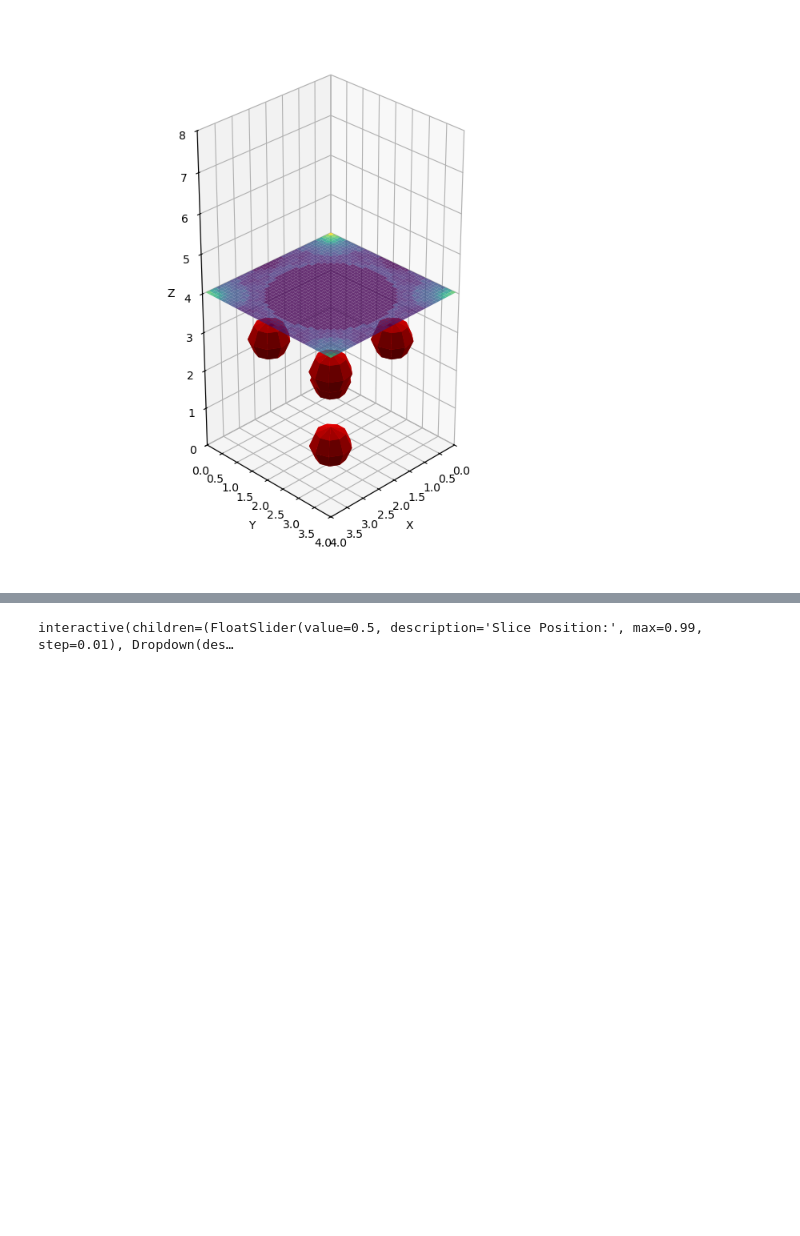
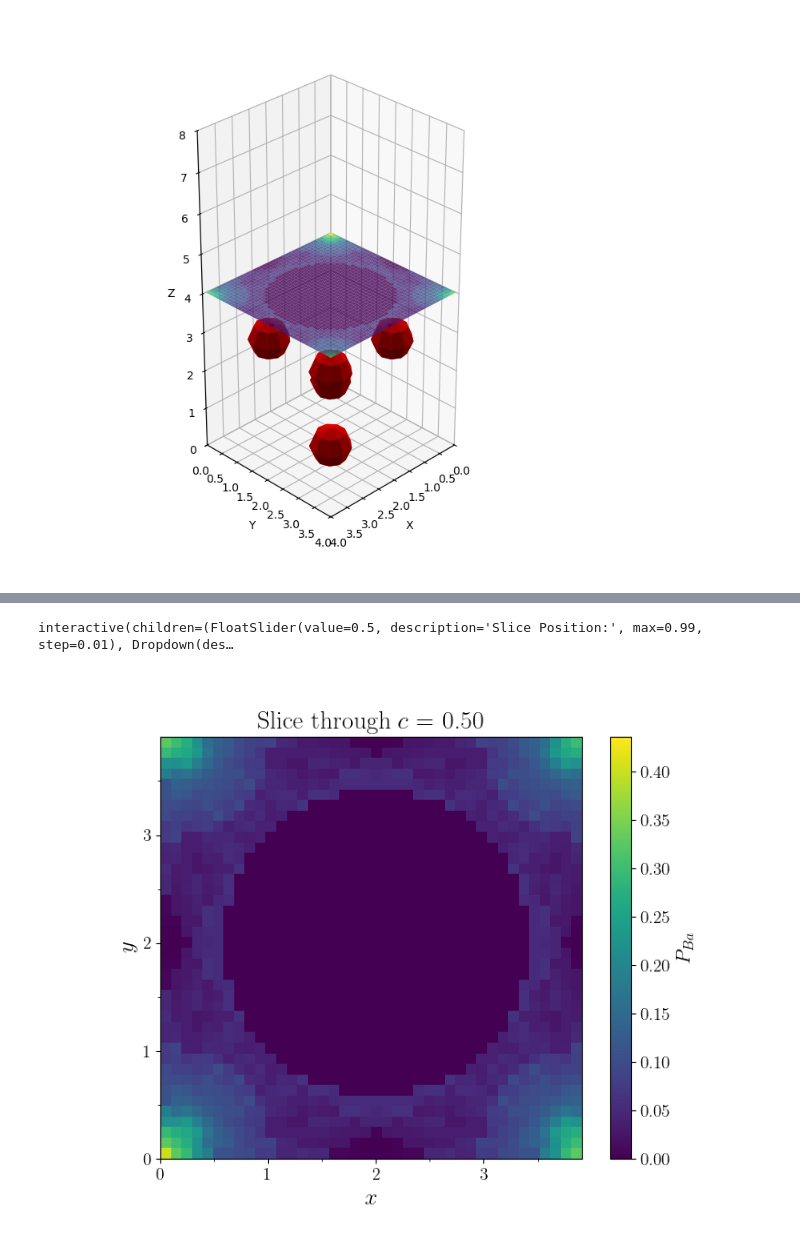
Before and after one commit to ExeQuantCode/RAFFLE, a Jupyter notebook: tools/heatmap_2Dcut.ipynb, the cells around one changed output, grey strips where cells are left out. Saved outputs shown, nothing was run; the diff lists cells and outputs as text; code cells hidden in the pictures; blank space fills up the shorter version.

Commit message:
Add printing option

```diff
--- a/tools/heatmap_2Dcut.ipynb
+++ b/tools/heatmap_2Dcut.ipynb
@@ -13,3 +15,11 @@ from ipywidgets import interactive
+# %%
+plt.rc('text', usetex=True)
+plt.rc('font', family='Computer Modern')
+plt.rcParams.update({
+    "figure.facecolor":  (1.0, 1.0, 1.0, 1.0),  # red   with alpha = 30%
+    "axes.facecolor":    (1.0, 1.0, 1.0, 1.0),  # green with alpha = 50%
+    "savefig.facecolor": (1.0, 1.0, 1.0, 0.0),  # blue  with alpha = 20%
+})
 # %%
 a = 1.0
 b = 1.0
@@ -17,6 +27,7 @@ c = 1.0
 n_x = 0
 n_y = 0
 n_z = 0
+species_name_list = ['Ba', 'Ti', 'O']
 
 # Read the data from the file
 data = []
@@ -46,6 +57,7 @@ with open('../viability_BTO.dat', 'r') as file:
             if len(values) > 4:
                 species_list.append(int(values[4]))
 
+
 # scale atom locations
 atoms = np.array(atoms)
 atoms[:,0] = atoms[:,0] * a
@@ -213,6 +225,11 @@ interactive_plot
 interactive(children=(FloatSlider(value=0.5, description='Slice Position:', max=0.99, step=0.01), Dropdown(des…
 [figure]
 # %%
+from IPython.display import display
+import ipywidgets as widgets
+import tkinter as tk
+from tkinter import filedialog
+
 # Define the 2D plotting function
 plt.figure(figsize=(8, 6))
 def plot_2d_slice(slice_level, species, axis):
@@ -223,20 +240,20 @@ def plot_2d_slice(slice_level, species, axis):
         slice_idx = int(slice_level * n_z)
         slice_data = grid_values[species-1][:, :, slice_idx]
         plt.imshow(slice_data.T, extent=(x_min, x_max, y_min, y_max), origin='lower', cmap='viridis', aspect='auto')
-        plt.xlabel('x')
-        plt.ylabel('y')
+        plt.xlabel('$x$')
+        plt.ylabel('$y$')
     elif axis == 'b':
         slice_idx = int(slice_level * n_y)
         slice_data = grid_values[species-1][:, slice_idx, :]
         plt.imshow(slice_data.T, extent=(x_min, x_max, z_min, z_max), origin='lower', cmap='viridis', aspect='auto')
-        plt.xlabel('x')
-        plt.ylabel('z')
+        plt.xlabel('$x$')
+        plt.ylabel('$z$')
     elif axis == 'a':
         slice_idx = int(slice_level * n_x)
         slice_data = grid_values[species-1][slice_idx, :, :]
         plt.imshow(slice_data.T, extent=(y_min, y_max, z_min, z_max), origin='lower', cmap='viridis', aspect='auto')
-        plt.xlabel('y')
-        plt.ylabel('z')
+        plt.xlabel('$y$')
+        plt.ylabel('$z$')
     elif axis == 'ab':
         # get diagonal list of idx
         slice_idx_xy = [
@@ -253,20 +270,61 @@ def plot_2d_slice(slice_level, species, axis):
         min_loc = 0.0
         max_loc = np.sqrt( (len(slice_idx_x) * a / n_x)**2 + (len(slice_idx_y) * b / n_y)**2 )
         plt.imshow(slice_data.T, extent=(min_loc, max_loc, z_min, z_max), origin='lower', cmap='viridis', aspect='auto')
-        plt.xlabel('xy')
-        plt.ylabel('z')
+        plt.xlabel(r'$xy$')
+        plt.ylabel('$z$')
 
-    plt.colorbar(label='Viability')
-    plt.title(f'Slice at {axis} = {slice_level:.2f}')
-    plt.clim(grid_values[species-1].min(), grid_values[species-1].max())
-    plt.gca().set_aspect('equal')
-    plt.show()
+    plt.title(f'Slice through ${axis}$ = {slice_level:.2f}', fontsize=20)
+    min_val = min(grid_value.min() for grid_value in grid_values)
+    max_val = max(grid_value.max() for grid_value in grid_values)
+    plt.clim(min_val, max_val)
+    cbar = plt.colorbar(label='Viability')
+    ax = plt.gca()
+    ax.set_aspect('equal')
+    # Set tick and label font size
+    ax.tick_params(axis='both', which='major', labelsize=14)
+
+    plt.xlabel(plt.gca().get_xlabel(), fontsize=18)
+    plt.ylabel(plt.gca().get_ylabel(), fontsize=18)
+    ax.xaxis.set_major_locator(plt.MaxNLocator(4))
+    ax.yaxis.set_major_locator(plt.MaxNLocator(4))
+    ax.xaxis.set_minor_locator(AutoMinorLocator(2))
+    ax.yaxis.set_minor_locator(AutoMinorLocator(2))
+    cbar.ax.tick_params(labelsize=14)
+    cbar.set_label(r'$P_{'+species_name_list[species-1]+r'}$', fontsize=16)
+
+# Save the current plot as a PDF
+def save_plot(b):
+    slice_level = slice_slider_2d.value
+    species = species_selector_2d.value
+    axis = axis_selector_2d.value
+    plot_2d_slice(slice_level, species, axis)
+    # Open file dialog to select file path and name
+    root = tk.Tk()
+    root.withdraw()  # Hide the root window
+    file_path = filedialog.asksaveasfilename(defaultextension=".pdf", filetypes=[("PDF files", "*.pdf")])
+    if file_path:
+        fig = plt.gcf()
+        fig.patch.set_facecolor('none')  # Set the face color to white
+        ax = plt.gca()
+        ax.patch.set_facecolor('none')  # Set the axes face color to white
+        plt.savefig(file_path, bbox_inches='tight', pad_inches=0, facecolor=fig.get_facecolor(), edgecolor='none')
+        print(f'Plot saved as {file_path}')
+
+save_button = widgets.Button(description="Save Plot")
+save_button.on_click(save_plot)
+
+display(save_button)
 
 # Set up interactive sliders for 2D plot
 slice_slider_2d = widgets.FloatSlider(value=0.5, min=0, max=1-0.01, step=0.01, description='Slice Position:')
 axis_selector_2d = widgets.RadioButtons(options=['a', 'b', 'c', 'ab'], description='Axis:', value='c')
 species_selector_2d = widgets.Dropdown(options=sorted(set(species_list)), description='Species:')
 
+# Add a button to save the plot
+# save_button = widgets.Button(description="Save Plot")
+# save_button.on_click(lambda x: save_current_plot())
+# display(save_button)
+
 # Set up interactive plot for 2D slices
 interactive_plot_2d = interactive(plot_2d_slice, slice_level=slice_slider_2d, axis=axis_selector_2d, species=species_selector_2d)
 interactive_plot_2d
@@ -274 +333,2 @@ interactive_plot_2d
 interactive(children=(FloatSlider(value=0.5, description='Slice Position:', max=0.99, step=0.01), Dropdown(des…
+[figure, added]
```
Also changed, not shown: parts of 2 cells of this notebook.
